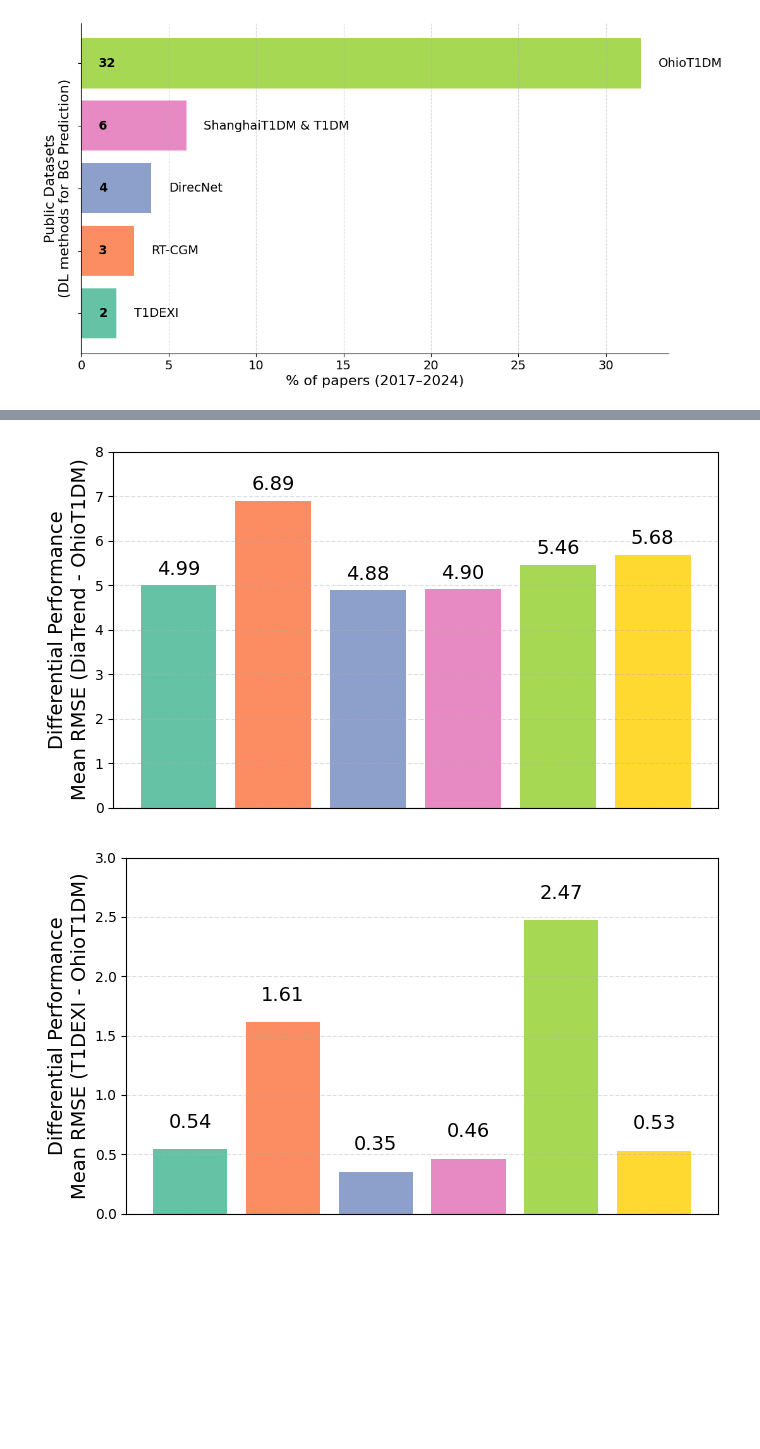
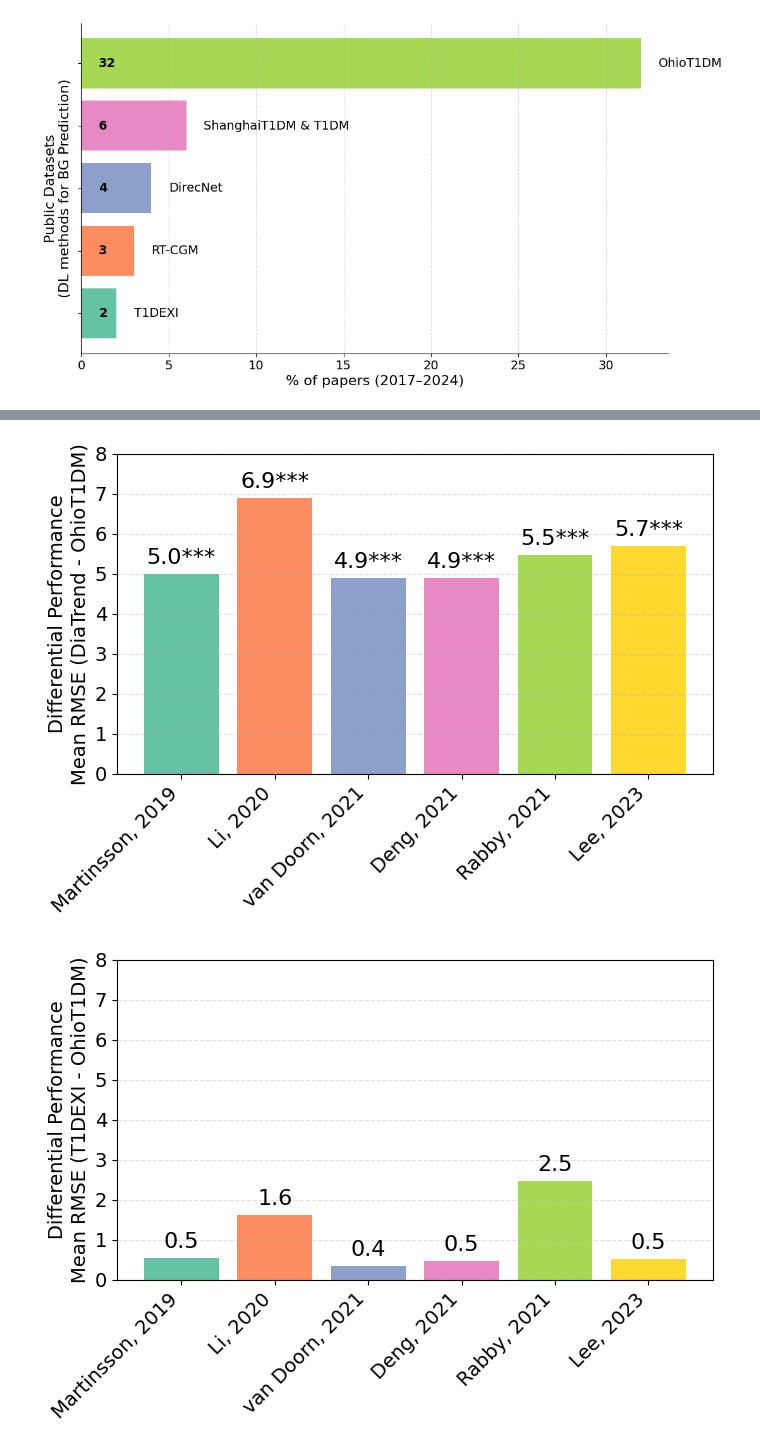
Before and after one commit to Augmented-Health-Lab/ReproGenBG_ML4H, a Jupyter notebook: Literature_review_summary/literature_summary.ipynb, the cells around one changed output, grey strips where cells are left out. Cells and saved outputs as stored; diff of their text form; code cells hidden in the pictures; blank space fills up the shorter version.

Commit message:
update the overview figures

```diff
--- a/Literature_review_summary/literature_summary.ipynb
+++ b/Literature_review_summary/literature_summary.ipynb
@@ -561,38 +633,66 @@ diff_t1dexi = [t - o for t, o in zip(t1dexi_means, ohio_means)]
 
 # Plotting function
 def plot_rmse_diff(methods, differences, title, bound):
-    plt.figure(figsize=(7, 4))
+    plt.figure(figsize=(7, 5))
+    x = np.arange(len(methods))
+    bars = plt.bar(x, differences, color=colors)
+
+    # Annotate each bar
+    for i, bar in enumerate(bars):
+        height = bar.get_height()
+        offset = 0.15 if height >= 0 else -0.3
+        if i == 4:
+            plt.text(bar.get_x() + bar.get_width()/2, height + offset,
+                 f"{height:.1f}", ha='center', va='bottom' if height >= 0 else 'top', fontsize=16)
+        else:
+            plt.text(bar.get_x() + bar.get_width()/2, height + offset,
+                 f"{height:.1f}", ha='center', va='bottom' if height >= 0 else 'top', fontsize=16)
+
+    plt.xticks(x, methods, rotation=45, ha='right', fontsize=14)
+    plt.yticks(fontsize=14)
+    plt.ylim(0, 8)
+    plt.axhline(0, color='gray', linestyle='--', linewidth=0.8)
+    plt.ylabel(title, fontsize=14)
+
+    plt.grid(axis='y', linestyle='--', alpha=0.4)
+    plt.tight_layout()
+    plt.show()
+
+# Plotting function
+def plot_rmse_diff_star(methods, differences, title, bound):
+    plt.figure(figsize=(7, 5))
     x = np.arange(len(methods))
     bars = plt.bar(x, differences, color=colors)
 
     # Annotate each bar
     for i, bar in enumerate(bars):
         height = bar.get_height()
         offset = 0.15 if height >= 0 else -0.3
         plt.text(bar.get_x() + bar.get_width()/2, height + offset,
-                 f"{height:.2f}", ha='center', va='bottom' if height >= 0 else 'top', fontsize=14)
+                 f"{height:.1f}***", ha='center', va='bottom' if height >= 0 else 'top', fontsize=16)
 
-    plt.xticks([])
-    plt.ylim(0, bound)
+    plt.xticks(x, methods, rotation=45, ha='right', fontsize=14)
+    plt.yticks(fontsize=14)
+    plt.ylim(0, 8)
     plt.axhline(0, color='gray', linestyle='--', linewidth=0.8)
     plt.ylabel(title, fontsize=14)
-    plt.xlabel('')  # Remove the x-axis label
+
     plt.grid(axis='y', linestyle='--', alpha=0.4)
     plt.tight_layout()
     plt.show()
 
 # Plot 1: DiaTrend - OhioT1DM
 
 # Use Set2 colors
 colors = plt.get_cmap("Set2").colors
 color_diatrend = colors[1]  # second color
 color_t1dexi = colors[2]
 
 # Plot 1: DiaTrend - OhioT1DM
-plot_rmse_diff(methods, diff_diatrend, "Differential Performance\nMean RMSE (DiaTrend - OhioT1DM)", bound = 8)
+plot_rmse_diff_star(methods, diff_diatrend, "Differential Performance\nMean RMSE (DiaTrend - OhioT1DM)", bound = 8)
 
 # Plot 2: T1DEXI - OhioT1DM
 plot_rmse_diff(methods, diff_t1dexi, "Differential Performance\nMean RMSE (T1DEXI - OhioT1DM)", bound = 3)
 # %% [output]
-[figure, old version]
+[figure, new version]
-[figure, old version]
+[figure, new version]
```
Also changed, not shown: parts of 9 cells of this notebook, 1 other file.
